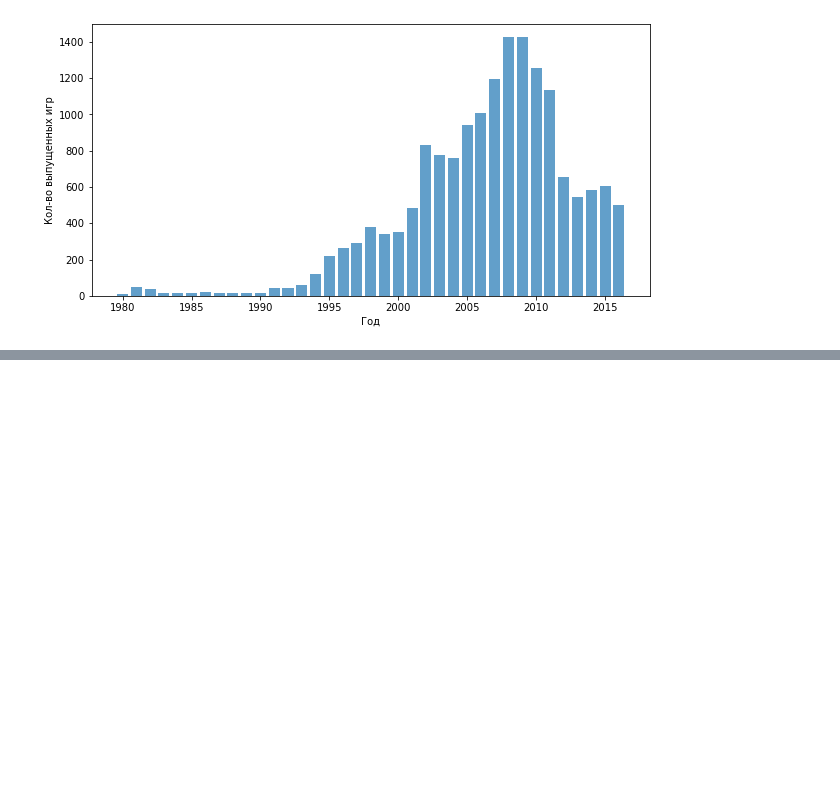
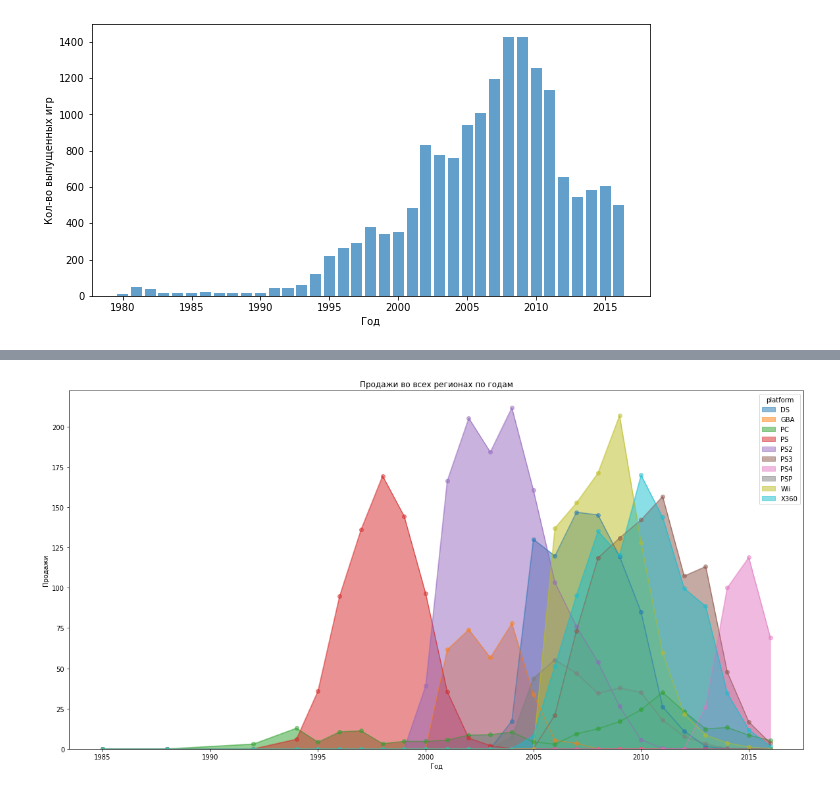
Before and after one commit to fomichev-a-d/yandex_practicum_projects, a Jupyter notebook: gamedev/games.ipynb, the cells around one changed output, grey strips where cells are left out. Cells and saved outputs as stored; diff of their text form; code cells hidden in the pictures; blank space fills up the shorter version.

```diff
--- a/gamedev/games.ipynb
+++ b/gamedev/games.ipynb
@@ -98,2 +99,3 @@ plt.show()
 # %%
 top_platforms = list(pivot_by_platform.index)
+top_platform_sales = df.query('platform in @top_platforms & year_of_release >0')
@@ -123,4 +102,5 @@ top_platforms
 # %%
-each_platform_pivot_by_year = df[(df['platform']=='PS2')&(df['year_of_release']>0)].pivot_table(index=['platform','year_of_release'],
-                                                                  values='total_sales',
-                                                                  aggfunc='sum')
+each_platform_pivot_by_year = top_platform_sales.pivot_table(index='year_of_release',
+                                                             values='total_sales',
+                                                             columns = 'platform',
+                                                             aggfunc='sum')
@@ -141,0 +107,2 @@ each_platform_pivot_by_year = df[(df['platform']=='PS2')&(df['year_of_release']>
+# %%
+each_platform_pivot_by_year = each_platform_pivot_by_year.fillna(0)
@@ -142,11 +130,9 @@ each_platform_pivot_by_year = df[(df['platform']=='PS2')&(df['year_of_release']>
 # %%
-x=each_platform_pivot_by_year['year_of_release']
-y=pivot_by_year['name']
-
-plt.figure(figsize=(10,5))
-
-plt.xlabel('Год')
-plt.ylabel('Кол-во выпущенных игр')
-
-plt.bar(x, y, alpha=0.7)
-plt.show()
+each_platform_pivot_by_year.plot.area(figsize=(20,10),
+                                      xlabel = 'Год',
+                                      ylabel = 'Продажи',
+                                      title = 'Продажи во всех регионах по годам',
+                                      style = 'o-',
+                                      stacked=False);
+# %% [output]
+[figure, added]
```
Also changed, not shown: parts of 18 cells of this notebook.
